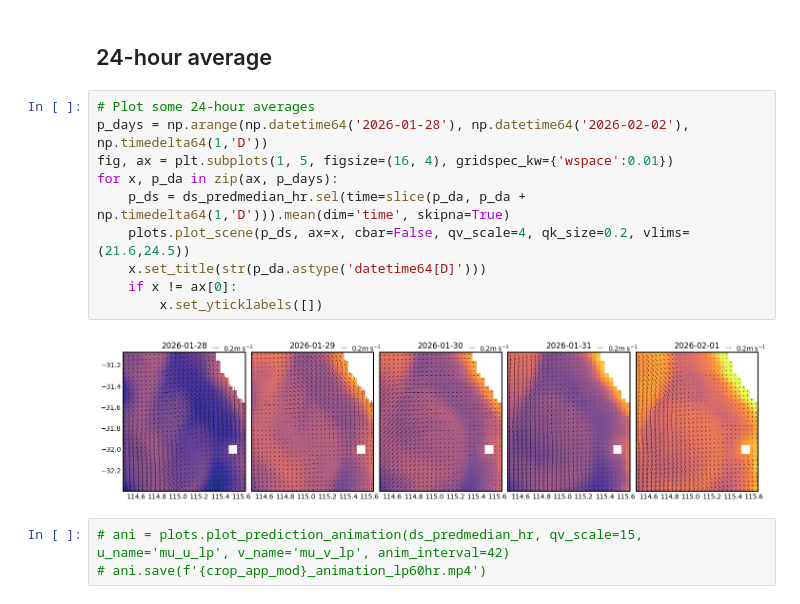
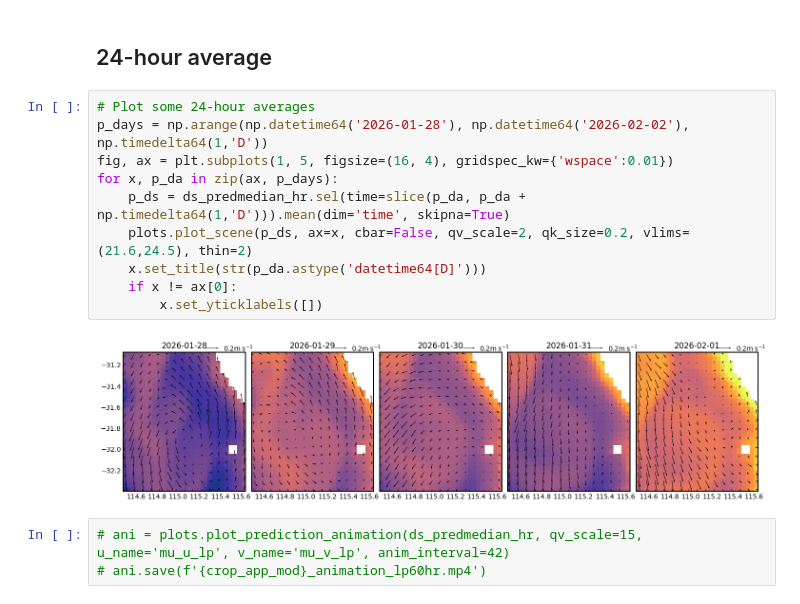
Before and after one commit to TIDE-ITRH/inversion-sst-gp, a Jupyter notebook: notebooks/use_cases/rottnest_rca26/rottnest_series_4km.ipynb, the cells around one changed output. Cells and saved outputs as stored; diff of their text form.

```diff
--- a/notebooks/use_cases/rottnest_rca26/rottnest_series_4km.ipynb
+++ b/notebooks/use_cases/rottnest_rca26/rottnest_series_4km.ipynb
@@ -214,15 +214,15 @@ for x in ax:
 # %%
 # Plot some 24-hour averages
 p_days = np.arange(np.datetime64('2026-01-28'), np.datetime64('2026-02-02'), np.timedelta64(1,'D'))
 fig, ax = plt.subplots(1, 5, figsize=(16, 4), gridspec_kw={'wspace':0.01})
 for x, p_da in zip(ax, p_days):
     p_ds = ds_predmedian_hr.sel(time=slice(p_da, p_da + np.timedelta64(1,'D'))).mean(dim='time', skipna=True)
-    plots.plot_scene(p_ds, ax=x, cbar=False, qv_scale=4, qk_size=0.2, vlims=(21.6,24.5))
+    plots.plot_scene(p_ds, ax=x, cbar=False, qv_scale=2, qk_size=0.2, vlims=(21.6,24.5), thin=2)
     x.set_title(str(p_da.astype('datetime64[D]')))
     if x != ax[0]:
         x.set_yticklabels([])
 # %% [output]
-[figure, old version]
+[figure, new version]
 # %%
 # ani = plots.plot_prediction_animation(ds_predmedian_hr, qv_scale=15, u_name='mu_u_lp', v_name='mu_v_lp', anim_interval=42)
 # ani.save(f'{crop_app_mod}_animation_lp60hr.mp4')
```
Also changed, not shown: 4 other files.
